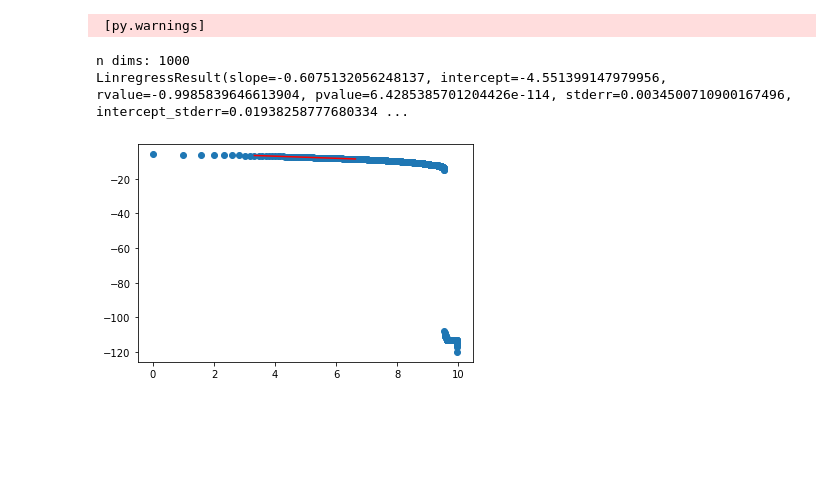
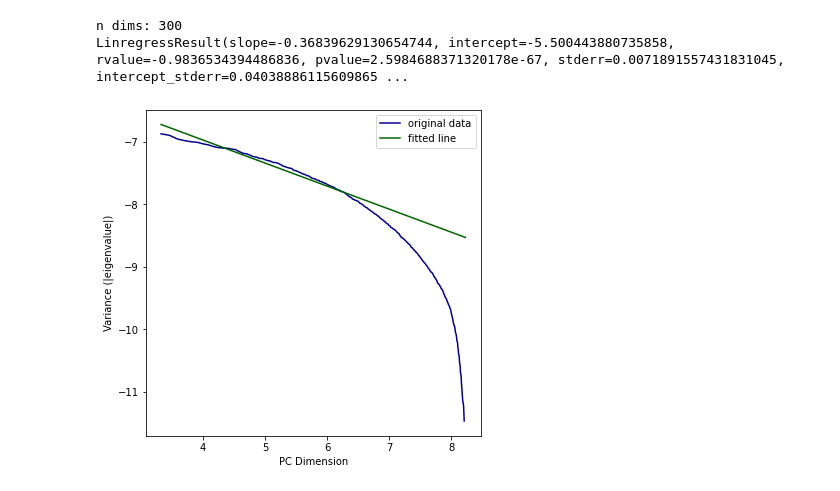
Before and after one commit to prajayshah/NeuronalModelling, a Jupyter notebook: brian2_recurrentnet_seizures/notebooks/brian2_connectivitymtx_custom.ipynb, the cells around one changed output. Drawn from its saved outputs; the diff is of its cells as text; code cells hidden in the pictures; blank space fills up the shorter version.

```diff
--- a/brian2_recurrentnet_seizures/notebooks/brian2_connectivitymtx_custom.ipynb
+++ b/brian2_recurrentnet_seizures/notebooks/brian2_connectivitymtx_custom.ipynb
@@ -62,7 +448,7 @@ plot_connectivity_matrix(conn_matrix=W, title=False)
 #%% original CUBA model from Brian2
 start_scope()
 
-runtime = 1 * second
+runtime = 3 * second
 dt = 0.1*ms
 
 taum = 20*ms
@@ -125,8 +511,8 @@ spike_monitor_trains_e = [spike_monitor_trains[i] for i in range(len(spike_monit
 spike_array, spike_counts_binned, spike_raster_binned = make_spike_array(spike_monitor_trains=spike_monitor_trains_e, ntotal=len(Ne), runtime=runtime, dt=dt, binsize=10)
 plot_firing_rate(spike_raster_binned, binsize_sec=0.01, title='Population Firing rate - 10ms bins')
 
-# spike_array, spike_counts_binned, spike_raster_binned = make_spike_array(spike_monitor_trains=spike_monitor_trains_e, ntotal=len(Ne), runtime=runtime, dt=dt, binsize=100)
-# plot_firing_rate(spike_raster_binned, binsize_sec=0.1, title='Population Firing rate - 100ms bins')
+spike_array, spike_counts_binned, spike_raster_binned = make_spike_array(spike_monitor_trains=spike_monitor_trains_e, ntotal=len(Ne), runtime=runtime, dt=dt, binsize=100)
+plot_firing_rate(spike_raster_binned, binsize_sec=0.1, title='Population Firing rate - 100ms bins')
 
 # spike_array, spike_counts_binned, spike_raster_binned = make_spike_array(spike_monitor_trains=spike_monitor_trains_e, ntotal=len(Ne), runtime=runtime, dt=dt, binsize=50)
 # plot_firing_rate(spike_raster_binned, binsize_sec=0.1, title='Population Firing rate - 50ms bins')
@@ -155,12 +543,33 @@ plt.show()
+# %%
+def powerlawfit(data: np.array, subset: list = None, plot_subset: list = None):
+    x = range(len(data))[subset[0]:subset[1]]
+    y = data[subset[0]:subset[1]]
+
+
+    # to perform powerlaw fit, first take data into log-log space and then do linear regression in that space
+    res = stats.linregress(np.log2(x), np.log2(y))
+    print(res)
+
+    x_fit = range(len(data))[10:]
+    y_fit = res.intercept + res.slope * np.log2(x_fit)
+
+    fig, ax = plt.subplots(figsize=[6,6])
+    ax.plot(np.log2(range(len(data))[plot_subset[0]:plot_subset[1]]), np.log2(data[plot_subset[0]:plot_subset[1]]), label='original data', color='darkblue')
+    ax.plot(np.log2(x_fit), y_fit, c = 'darkgreen', label='fitted line')
+    ax.legend()
+    ax.set_xlabel('PC Dimension')
+    ax.set_ylabel('Variance (|eigenvalue|)')
+    plt.show()
+
+    return res.slope
 # %%
 explained_variance_ratio_ = pca_spike_raster(spike_raster_binned)
 print("n dims:", len(explained_variance_ratio_))
-alpha = powerlawfit(data = explained_variance_ratio_, subset = [10,100])
+alpha = powerlawfit(data = explained_variance_ratio_, subset = [10,100], plot_subset = [10, 296])
 # %% [output]
- [py.warnings]
+n dims: 300
+LinregressResult(slope=-0.36839629130654744, intercept=-5.500443880735858, rvalue=-0.9836534394486836, pvalue=2.5984688371320178e-67, stderr=0.0071891557431831045, intercept_stderr=0.04038886115609865 ...
-n dims: 1000
-LinregressResult(slope=-0.6075132056248137, intercept=-4.551399147979956, rvalue=-0.9985839646613904, pvalue=6.4285385701204426e-114, stderr=0.0034500710900167496, intercept_stderr=0.01938258777680334 ...
-[figure, old version]
+[figure, new version]
 # %%
 # PCA and powerlaw fit of the eigen decomposition
 
```
Also changed, not shown: parts of 36 cells of this notebook, 29 other files.
